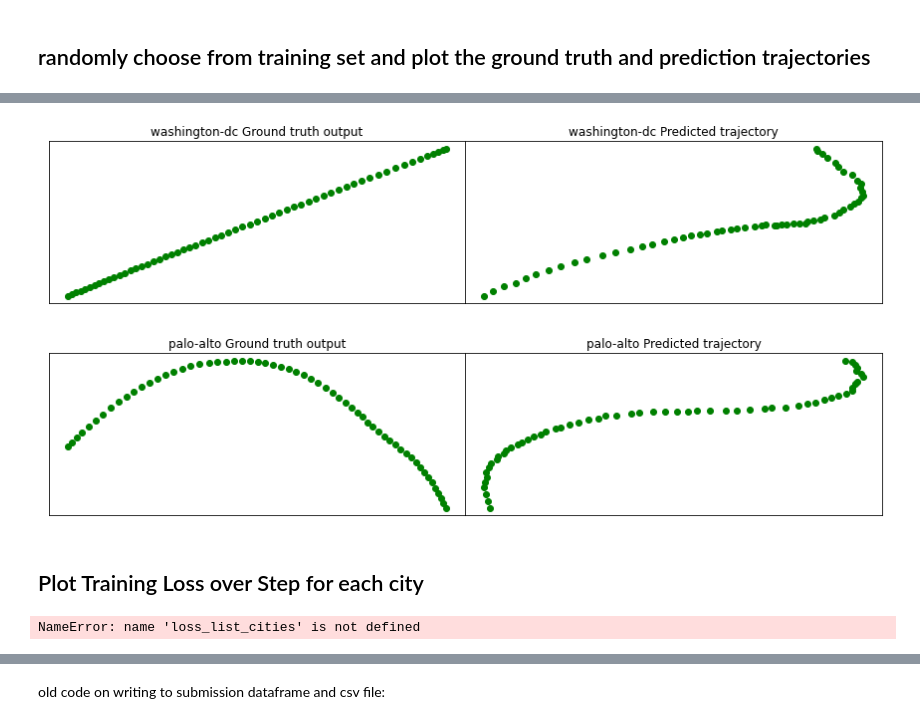
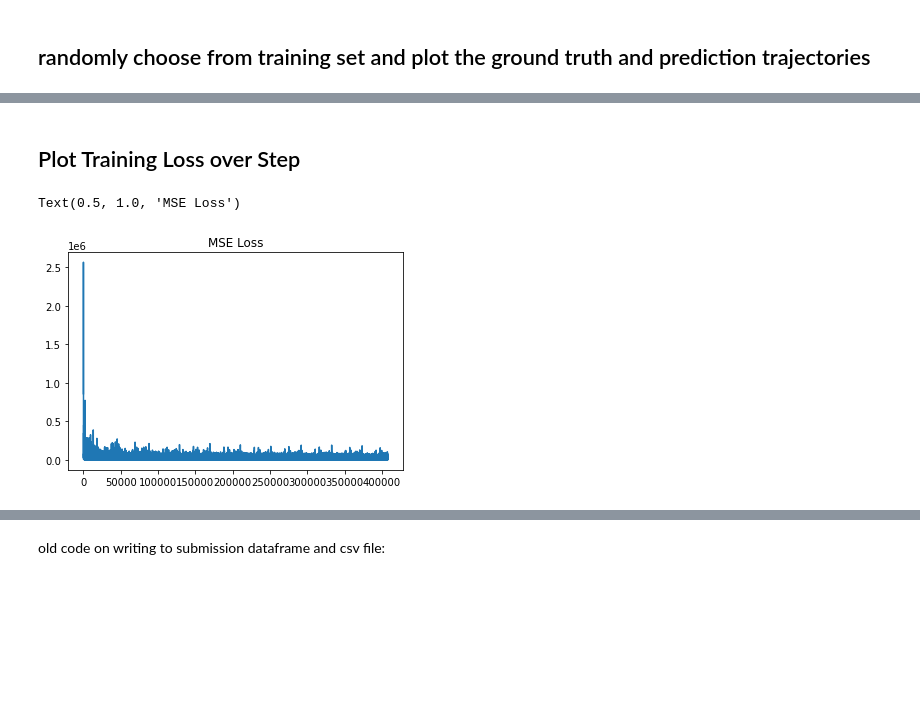
Before and after one commit to zaxiang/Autonomous-vehicle-motion-forecasting, a Jupyter notebook: Load_Argo2_Public.ipynb, the cells around one changed output, grey strips where cells are left out. Cells and saved outputs as stored; diff of their text form; code cells hidden in the pictures; blank space fills up the shorter version.

```diff
--- a/Load_Argo2_Public.ipynb
+++ b/Load_Argo2_Public.ipynb
@@ -624,15 +436,8 @@ plot_truth_prediction('dearborn')
-# %%
-plot_truth_prediction('washington-dc')
-# %% [output]
-[figure, removed]
-# %%
-plot_truth_prediction('palo-alto')
-# %% [output]
-[figure, removed]
 # %% [markdown]
-## Plot Training Loss over Step for each city
+## Plot Training Loss over Step
 # %%
-plt.plot(loss_list_cities[0])
-plt.title("Austin Loss")
+plt.plot(loss_lis)
+plt.title("MSE Loss")
 # %% [output]
-NameError: name 'loss_list_cities' is not defined
+Text(0.5, 1.0, 'MSE Loss')
+[figure, added]
```
Also changed, not shown: parts of 39 cells of this notebook, 4 other files.
